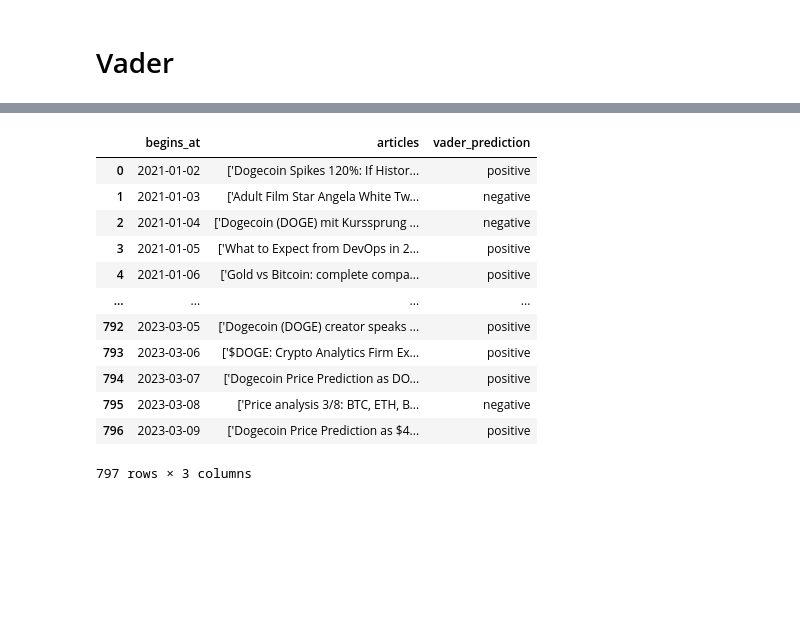
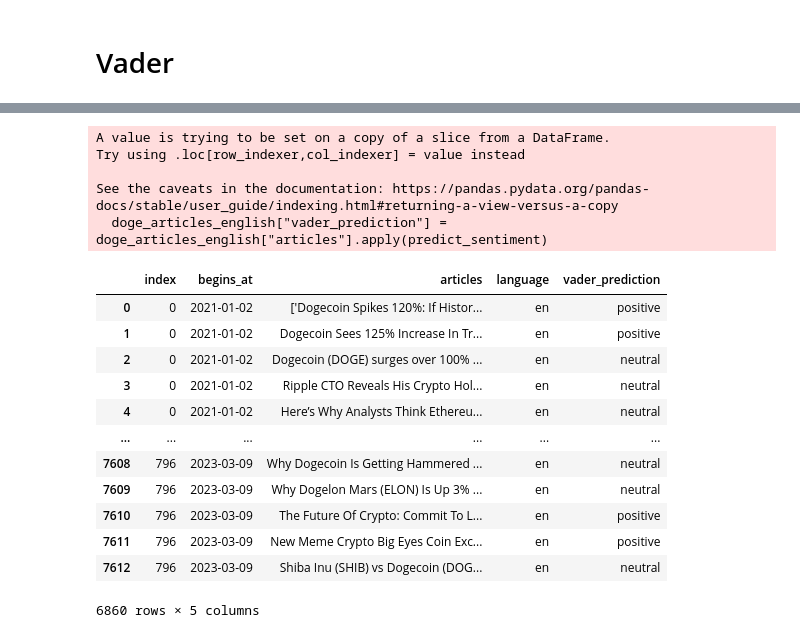
Before and after one commit to zarbin/UTA_Project-4, a Jupyter notebook: sandbox_JennS/sentiment_analysis.ipynb, the cells around one changed output, grey strips where cells are left out. Saved outputs shown, nothing was run; the diff lists cells and outputs as text; code cells hidden in the pictures; blank space fills up the shorter version.

Commit message:
Successfully used vader for dogecoin

```diff
--- a/sandbox_JennS/sentiment_analysis.ipynb
+++ b/sandbox_JennS/sentiment_analysis.ipynb
@@ -77,5 +75,6 @@ line
 ### Separate the rows so that each has a single article
 # %%
 new_df = doge_cut_clean_df.explode("articles")
+new_df.reset_index(inplace=True)
 new_df.head(10)
 # %% [output]
@@ -93,2 +92,6 @@ new_df.head(10)
 # %% [markdown]
 ## Detect the Language and chuck out the non-english articles
+# %%
+# Make column where language is detected
+new_df["language"] = new_df["articles"].apply(lambda x: detect(x))
+new_df
@@ -94,0 +133,5 @@ new_df.head(10)
+# %%
+# Make a df of articles just in english
+# Should be 6860 rows
+doge_articles_english = new_df.loc[new_df["language"]=='en',:]
+doge_articles_english
@@ -135,19 +188,24 @@ def predict_sentiment(text):
 # %%
 # Run the predictions
 pd.set_option('display.max_colwidth', 200)
-doge_cut_df["vader_prediction"] = doge_cut_df["articles"].apply(predict_sentiment)
-doge_cut_df
+doge_articles_english["vader_prediction"] = doge_articles_english["articles"].apply(predict_sentiment)
+doge_articles_english
 # %% [output]
+A value is trying to be set on a copy of a slice from a DataFrame.
+Try using .loc[row_indexer,col_indexer] = value instead
+
+See the caveats in the documentation: https://pandas.pydata.org/pandas-docs/stable/user_guide/indexing.html#returning-a-view-versus-a-copy
+  doge_articles_english["vader_prediction"] = doge_articles_english["articles"].apply(predict_sentiment)
-|  | begins_at | articles | vader_prediction |
-| 0 | 2021-01-02 | ['Dogecoin Spikes 120%: If Histor... | positive |
-| 1 | 2021-01-03 | ['Adult Film Star Angela White Tw... | negative |
-| 2 | 2021-01-04 | ['Dogecoin (DOGE) mit Kurssprung ... | negative |
-| 3 | 2021-01-05 | ['What to Expect from DevOps in 2... | positive |
-| 4 | 2021-01-06 | ['Gold vs Bitcoin: complete compa... | positive |
-| ... | ... | ... | ... |
-| 792 | 2023-03-05 | ['Dogecoin (DOGE) creator speaks ... | positive |
-| 793 | 2023-03-06 | ['$DOGE: Crypto Analytics Firm Ex... | positive |
-| 794 | 2023-03-07 | ['Dogecoin Price Prediction as DO... | positive |
-| 795 | 2023-03-08 | ['Price analysis 3/8: BTC, ETH, B... | negative |
-| 796 | 2023-03-09 | ['Dogecoin Price Prediction as $4... | positive |
+|  | index | begins_at | articles | language | vader_prediction |
+| 0 | 0 | 2021-01-02 | ['Dogecoin Spikes 120%: If Histor... | en | positive |
+| 1 | 0 | 2021-01-02 | Dogecoin Sees 125% Increase In Tr... | en | positive |
+| 2 | 0 | 2021-01-02 | Dogecoin (DOGE) surges over 100% ... | en | neutral |
+| 3 | 0 | 2021-01-02 | Ripple CTO Reveals His Crypto Hol... | en | neutral |
+| 4 | 0 | 2021-01-02 | Here’s Why Analysts Think Ethereu... | en | neutral |
+| ... | ... | ... | ... | ... | ... |
+| 7608 | 796 | 2023-03-09 | Why Dogecoin Is Getting Hammered ... | en | neutral |
+| 7609 | 796 | 2023-03-09 | Why Dogelon Mars (ELON) Is Up 3% ... | en | neutral |
+| 7610 | 796 | 2023-03-09 | The Future Of Crypto: Commit To L... | en | positive |
+| 7611 | 796 | 2023-03-09 | New Meme Crypto Big Eyes Coin Exc... | en | positive |
+| 7612 | 796 | 2023-03-09 | Shiba Inu (SHIB) vs Dogecoin (DOG... | en | neutral |
-797 rows × 3 columns
+6860 rows × 5 columns
```
Also changed, not shown: parts of 6 cells of this notebook.
